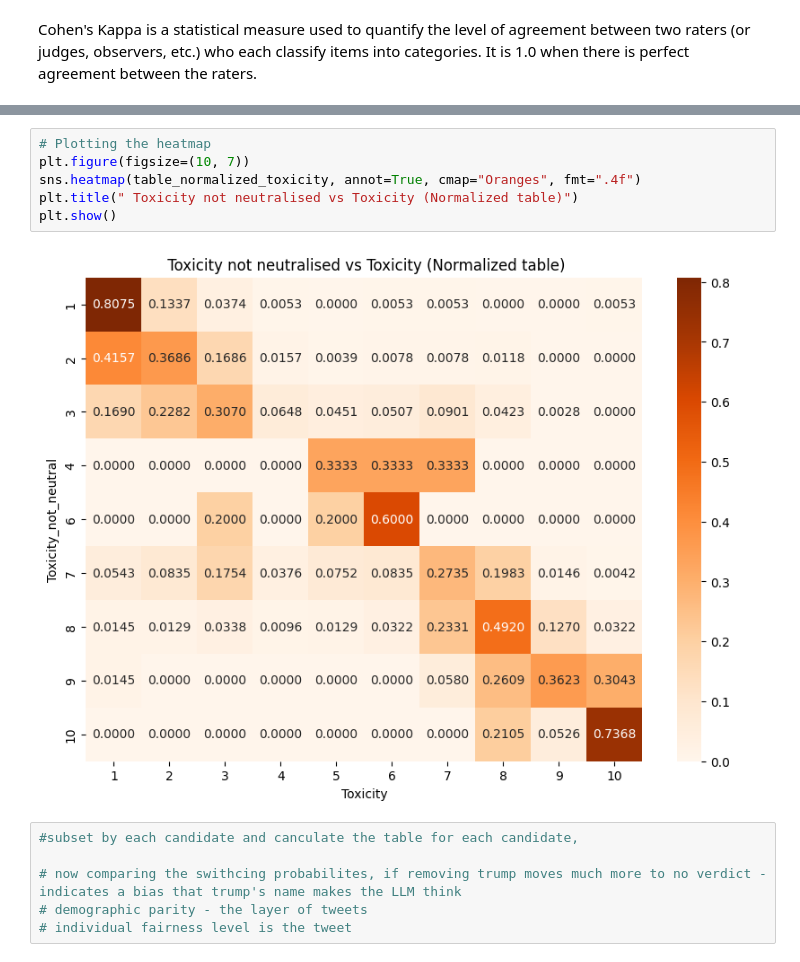
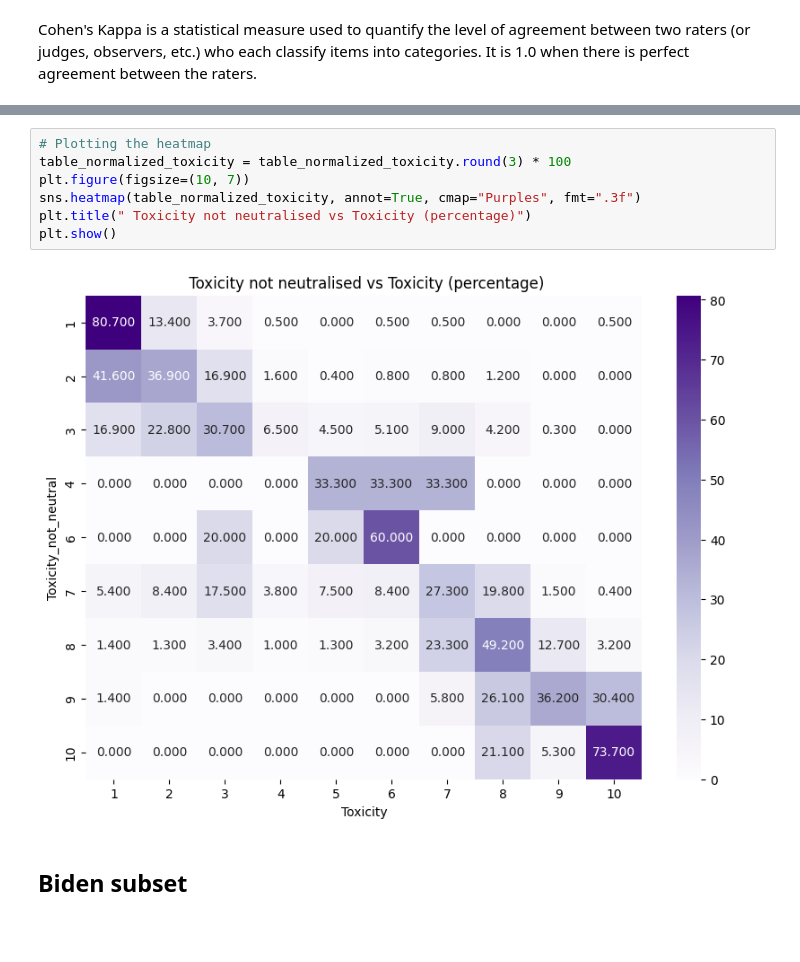
Before and after one commit to alicja-a-d/Analytica_UvA, a Jupyter notebook: code/bias/bias_comparison.ipynb, the cells around one changed output, grey strips where cells are left out. Drawn from its saved outputs; the diff is of its cells as text; blank space fills up the shorter version.

Commit message:
bias per candidate updated

```diff
--- a/code/bias/bias_comparison.ipynb
+++ b/code/bias/bias_comparison.ipynb
@@ -121,15 +144,12 @@ display(table_normalized_toxicity)
 | 10 | 0.000000 | 0.000000 | 0.000000 | 0.000000 | 0.000000 | 0.000000 | 0.000000 | 0.210526 | 0.052632 | 0.736842 |
 # %%
 # Plotting the heatmap
+table_normalized_toxicity = table_normalized_toxicity.round(3) * 100
 plt.figure(figsize=(10, 7))
-sns.heatmap(table_normalized_toxicity, annot=True, cmap="Oranges", fmt=".4f")
-plt.title(" Toxicity not neutralised vs Toxicity (Normalized table)")
+sns.heatmap(table_normalized_toxicity, annot=True, cmap="Purples", fmt=".3f")
+plt.title(" Toxicity not neutralised vs Toxicity (percentage)")
 plt.show()
 # %% [output]
-[figure, old version]
+[figure, new version]
-# %%
-#subset by each candidate and canculate the table for each candidate,
-
-# now comparing the swithcing probabilites, if removing trump moves much more to no verdict - indicates a bias that trump's name makes the LLM think
-# demographic parity - the layer of tweets
-# individual fairness level is the tweet
+# %% [markdown]
+## Biden subset
```
Also changed, not shown: parts of 16 cells of this notebook, 1 other file.
